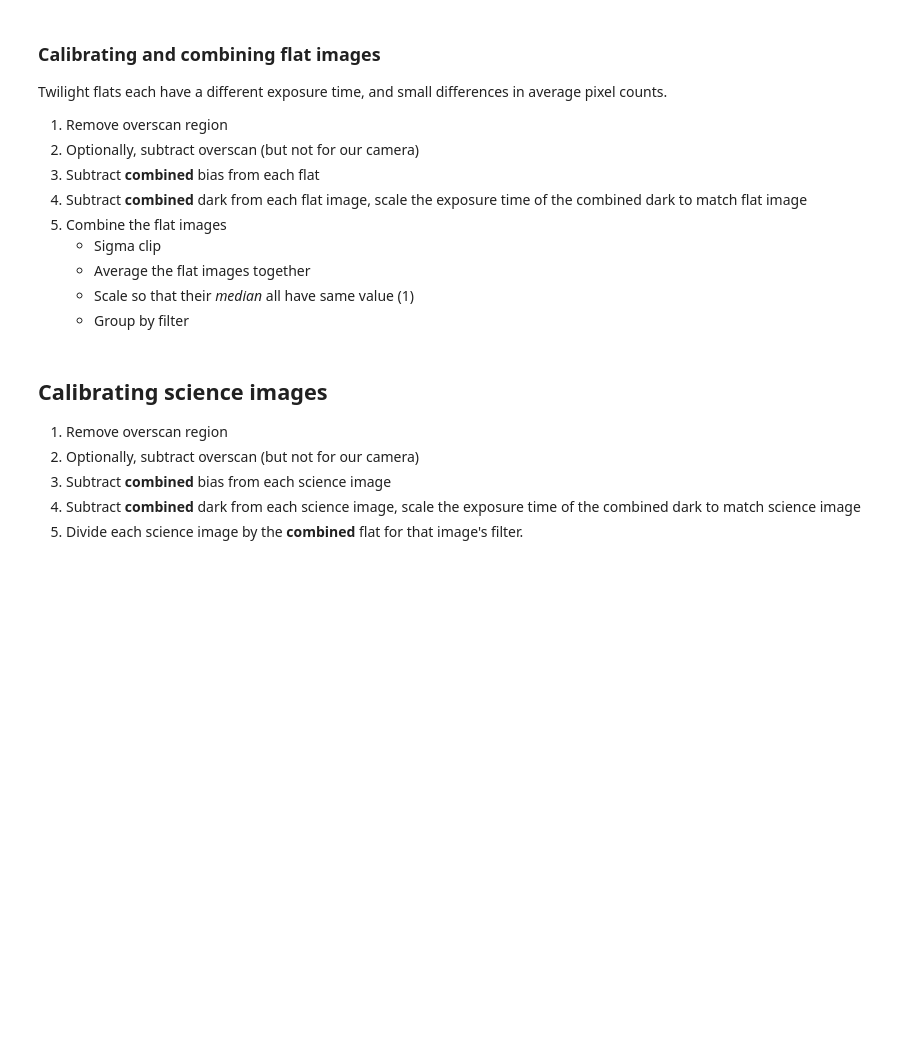
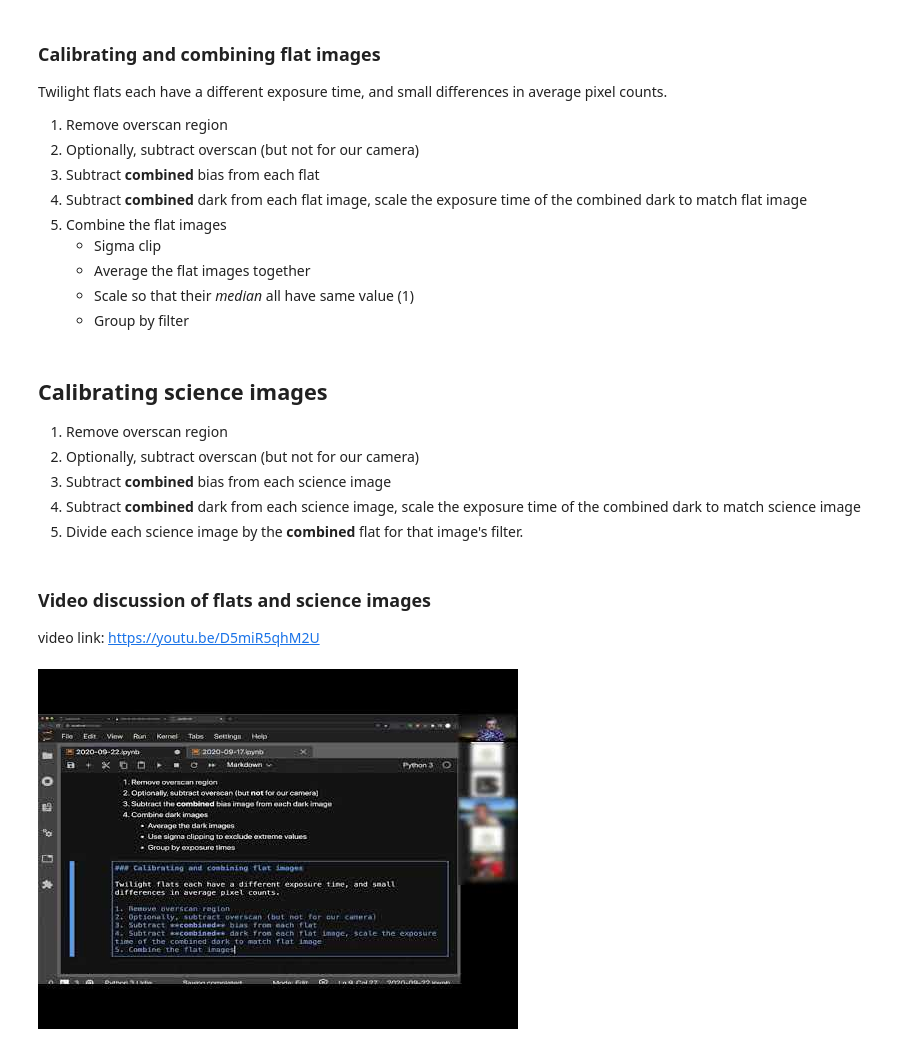
Before and after one commit to mwcraig/ast366-fall-2020, a Jupyter notebook: 2020-09-22.ipynb, the cells around one changed output. Drawn from its saved outputs; the diff is of its cells as text; code cells hidden in the pictures; blank space fills up the shorter version.

```diff
--- a/2020-09-22.ipynb
+++ b/2020-09-22.ipynb
@@ -57,3 +73,11 @@ Twilight flats each have a different exposure time, and small differences in ave
 3. Subtract **combined** bias from each science image
 4. Subtract **combined** dark from each science image, scale the exposure time of the combined dark to match science image
 5. Divide each science image by the **combined** flat for that image's filter.
+# %% [markdown]
+### Video discussion of flats and science images
+
+video link: https://youtu.be/D5miR5qhM2U
+# %%
+YouTubeVideo('D5miR5qhM2U')
+# %% [output]
+[figure, added]
```
Also changed, not shown: parts of 10 cells of this notebook.
